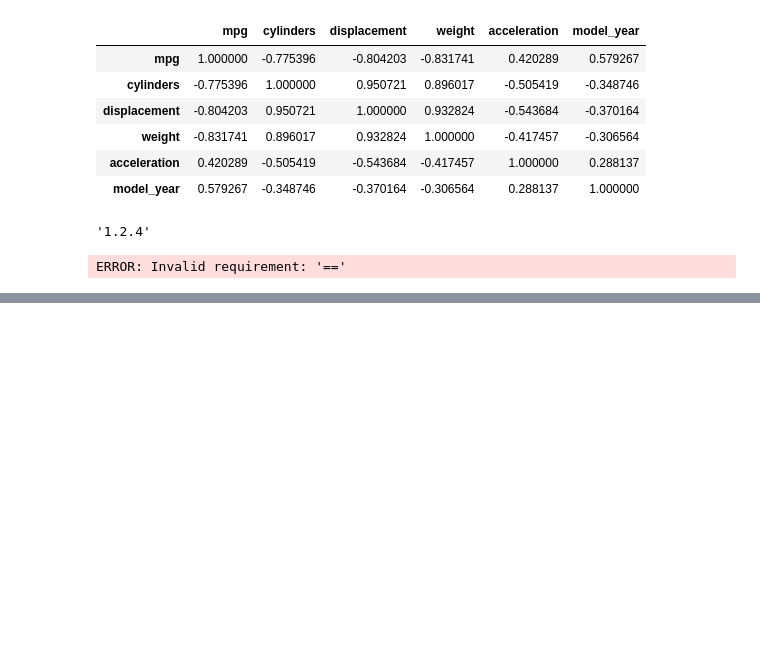
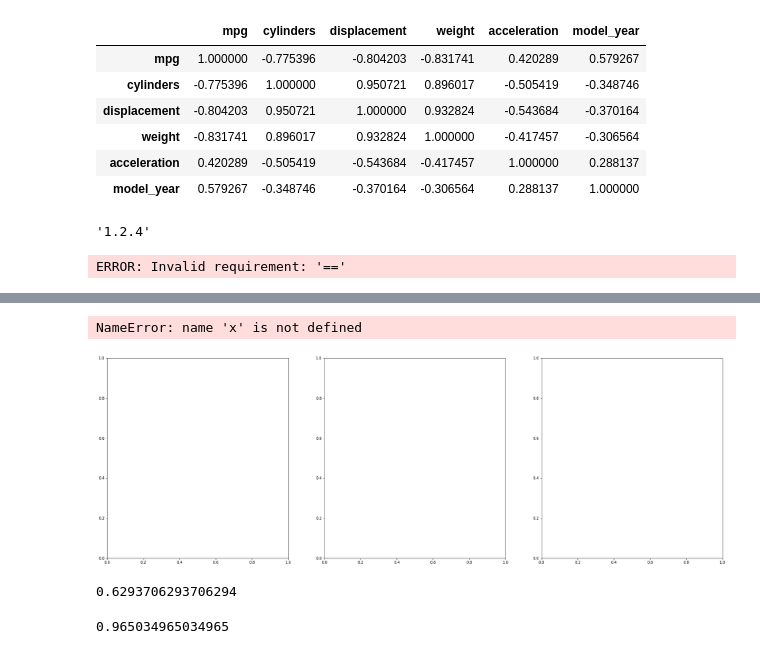
Before and after one commit to waldbear4/Python_2021, a Jupyter notebook: 20210623 Machine Learning Car Evaluation.ipynb, the cells around one changed output, grey strips where cells are left out. Saved outputs shown, nothing was run; the diff lists cells and outputs as text; code cells hidden in the pictures; blank space fills up the shorter version.

```diff
--- a/20210623 Machine Learning Car Evaluation.ipynb
+++ b/20210623 Machine Learning Car Evaluation.ipynb
@@ -100,0 +106,4 @@ ERROR: Invalid requirement: '=='
+# %%
+from sklearn.preprocessing import MinMaxScaler
+scaler = MinMaxScaler()
+scaler.fit(X_train)
@@ -103,0 +136,37 @@ ERROR: Invalid requirement: '=='
+# %%
+fig, axes = plt.subplots(1, 3, figsize=(30, 10))
+axes[0].scatter(x)
+
+
+#scaler = MinMaxScaler().fit(X_train)
+#X_train_s = scaler.transform(X_train)
+#x_test_s = scaler.transform(X_test)
+
+X_train_s = MinMaxScaler().fit_transform(X_train)
+X_test_s = MinMaxScaler().fit_transform(X_test)
+
+axes[2].scatter(X_train_s[:,0], X_train_s[:,1], c='r', s=150)
+axes[2].scatter(X_test_s[:,0], X_test_s[:,1], c='b', s=200)
+axes[2].set_titme("scaled")
+# %% [output]
+NameError: name 'x' is not defined
+[figure, added]
+# %%
+from sklearn.svm import SVC
+
+X_train, X_test, y_train, y_test = train_test_split(cancer.data, cancer.target, random_state=0)
+
+svm = SVC(gamma='auto').fit(X_train_s, y_train)
+svm.score(X_test_s, y_test)
+# %% [output]
+0.6293706293706294
+# %%
+from sklearn.preprocessing import StandardScaler
+scaler = StandardScaler().fit(X_train)
+X_train_s = scaler.transform(X_train)
+X_test_s = scaler.transform(X_test)
+
+svm = SVC(gamma='auto').fit(X_train_s, y_train)
+svm.score(X_test_s, y_test)
+# %% [output]
+0.965034965034965
```
Also changed, not shown: parts of 20 cells of this notebook.
